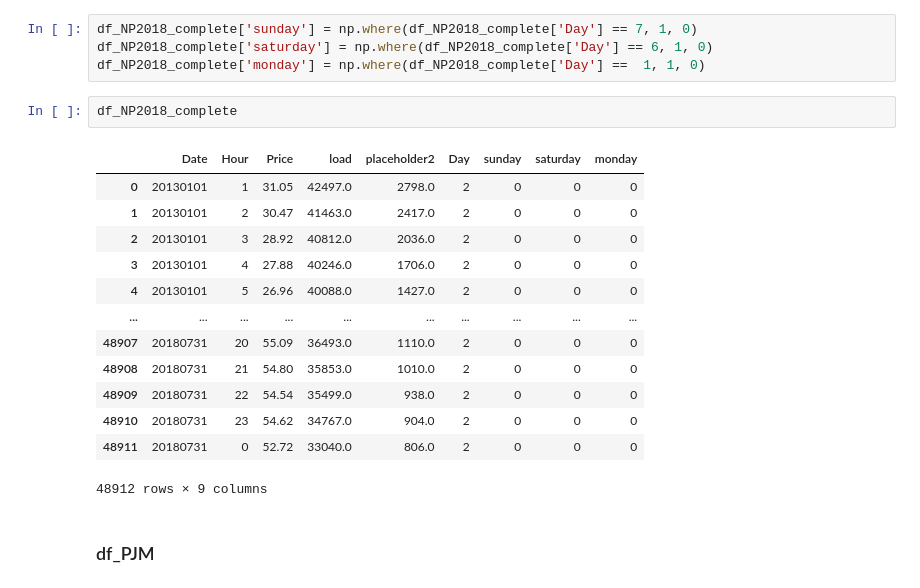
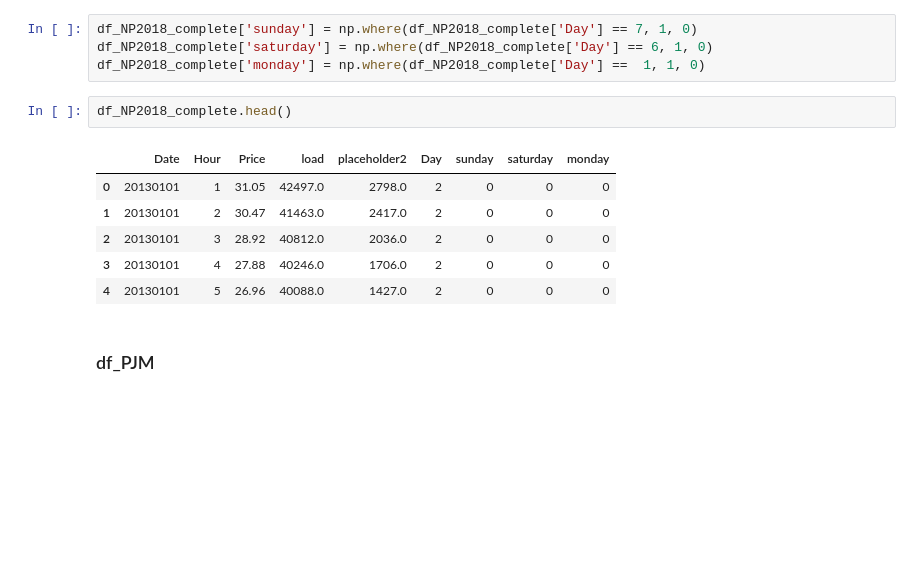
Before and after one commit to piovesanaedoardo/Project_Predictive-Analytics, a Jupyter notebook: main.ipynb, the cells around one changed output. Drawn from its saved outputs; the diff is of its cells as text; blank space fills up the shorter version.

```diff
--- a/main.ipynb
+++ b/main.ipynb
@@ -37,21 +37,14 @@ df_NP2018_complete['sunday'] = np.where(df_NP2018_complete['Day'] == 7, 1, 0)
 df_NP2018_complete['saturday'] = np.where(df_NP2018_complete['Day'] == 6, 1, 0)
 df_NP2018_complete['monday'] = np.where(df_NP2018_complete['Day'] ==  1, 1, 0)
 # %%
-df_NP2018_complete
+df_NP2018_complete.head()
 # %% [output]
 |  | Date | Hour | Price | load | placeholder2 | Day | sunday | saturday | monday |
 | 0 | 20130101 | 1 | 31.05 | 42497.0 | 2798.0 | 2 | 0 | 0 | 0 |
 | 1 | 20130101 | 2 | 30.47 | 41463.0 | 2417.0 | 2 | 0 | 0 | 0 |
 | 2 | 20130101 | 3 | 28.92 | 40812.0 | 2036.0 | 2 | 0 | 0 | 0 |
 | 3 | 20130101 | 4 | 27.88 | 40246.0 | 1706.0 | 2 | 0 | 0 | 0 |
 | 4 | 20130101 | 5 | 26.96 | 40088.0 | 1427.0 | 2 | 0 | 0 | 0 |
-| ... | ... | ... | ... | ... | ... | ... | ... | ... | ... |
-| 48907 | 20180731 | 20 | 55.09 | 36493.0 | 1110.0 | 2 | 0 | 0 | 0 |
-| 48908 | 20180731 | 21 | 54.80 | 35853.0 | 1010.0 | 2 | 0 | 0 | 0 |
-| 48909 | 20180731 | 22 | 54.54 | 35499.0 | 938.0 | 2 | 0 | 0 | 0 |
-| 48910 | 20180731 | 23 | 54.62 | 34767.0 | 904.0 | 2 | 0 | 0 | 0 |
-| 48911 | 20180731 | 0 | 52.72 | 33040.0 | 806.0 | 2 | 0 | 0 | 0 |
-48912 rows × 9 columns
 # %% [markdown]
 ### df_PJM
 # %%
```
Also changed, not shown: parts of 55 cells of this notebook.
